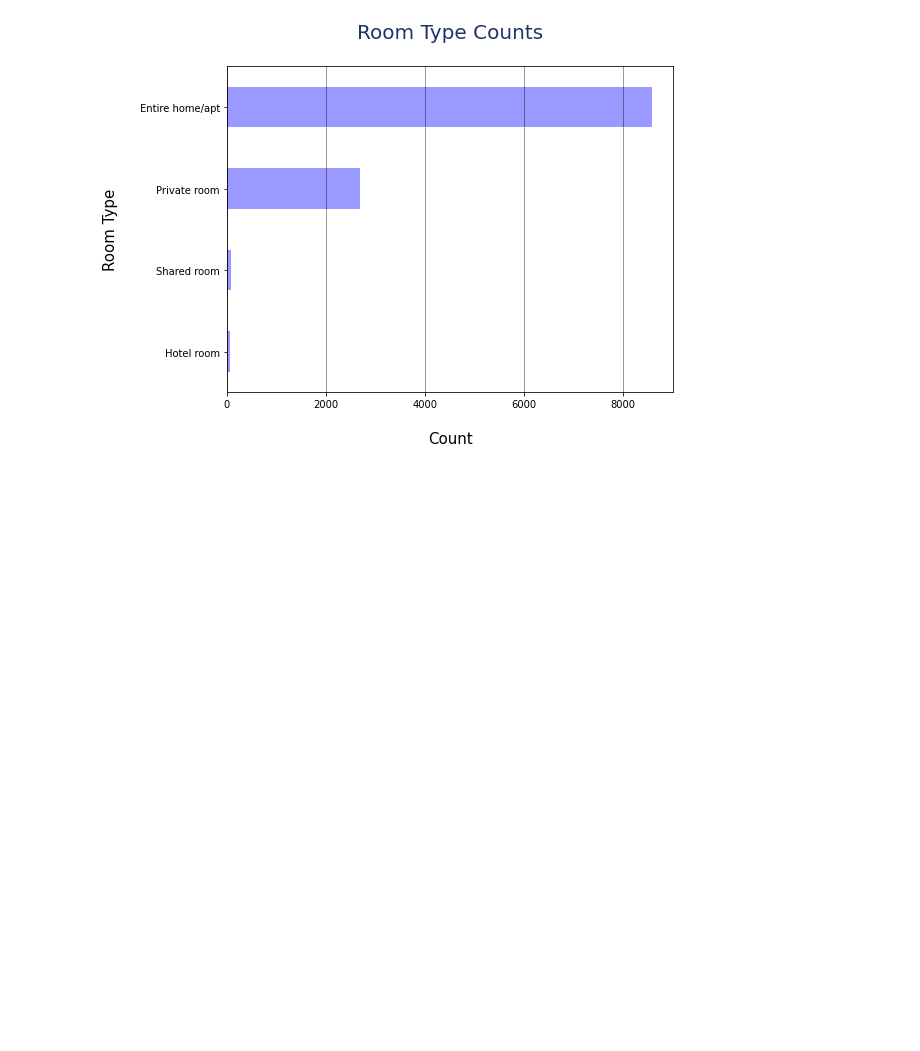
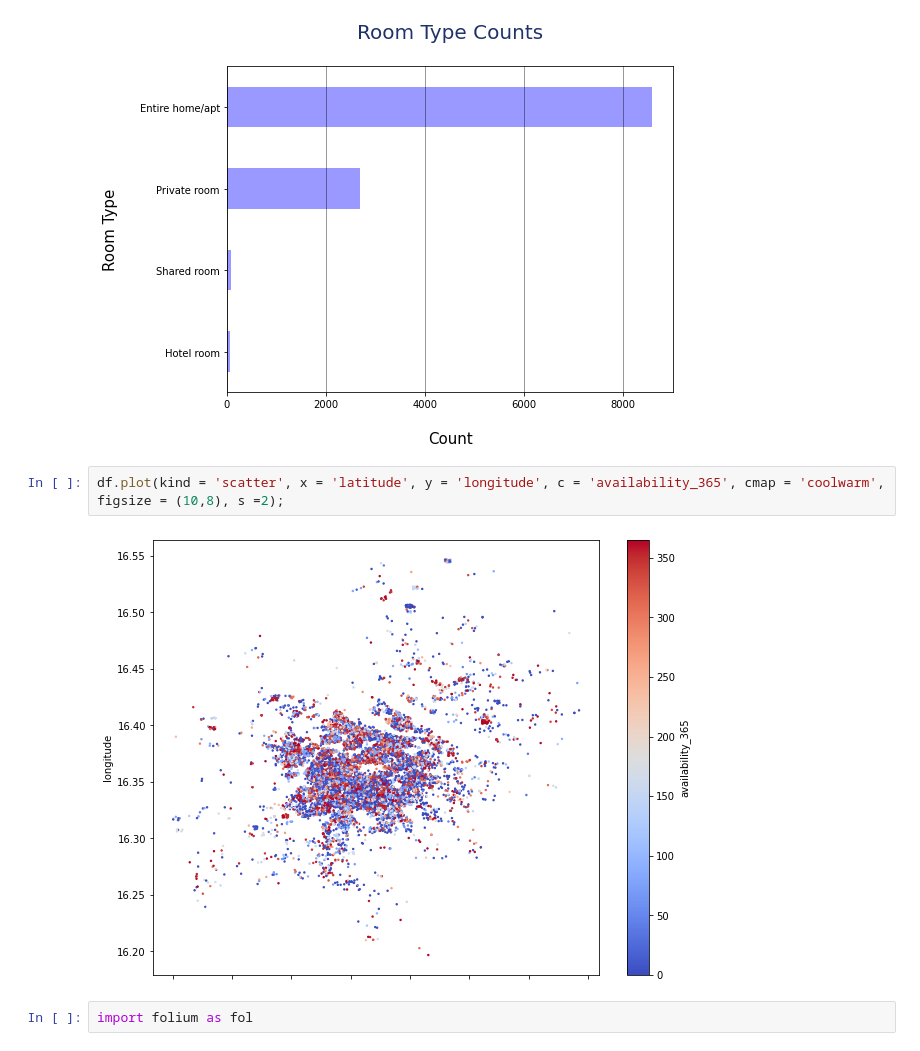
Before and after one commit to starkjones/Vienna-Air-BnB-Analysis, a Jupyter notebook: Vienna_Air_BnB_Analysis.ipynb, the cells around one changed output. Saved outputs shown, nothing was run; the diff lists cells and outputs as text; blank space fills up the shorter version.

```diff
--- a/Vienna_Air_BnB_Analysis.ipynb
+++ b/Vienna_Air_BnB_Analysis.ipynb
@@ -302,3 +268,9 @@ plt.grid(axis ='x', color ='black', alpha=.5)
 plt.show()
 # %% [output]
 [figure]
+# %%
+df.plot(kind = 'scatter', x = 'latitude', y = 'longitude', c = 'availability_365', cmap = 'coolwarm', figsize = (10,8), s =2);
+# %% [output]
+[figure, added]
+# %%
+import folium as fol
```
Also changed, not shown: parts of 9 cells of this notebook.
